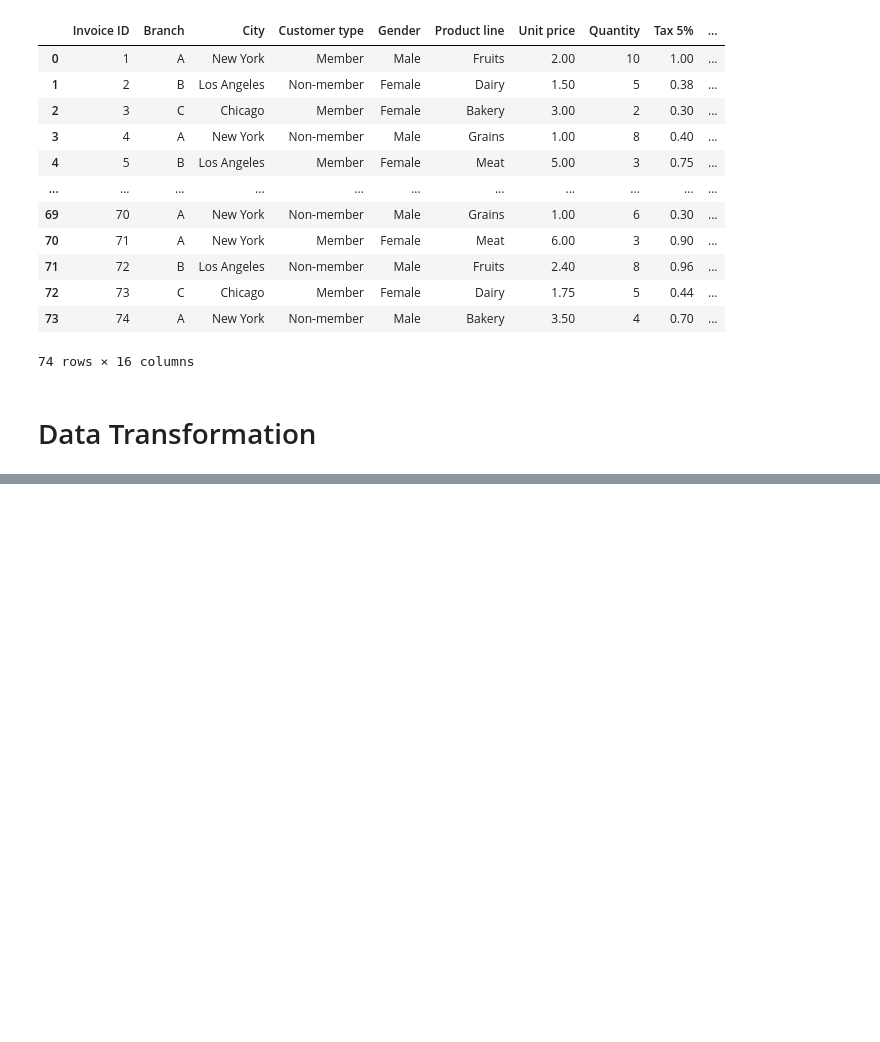
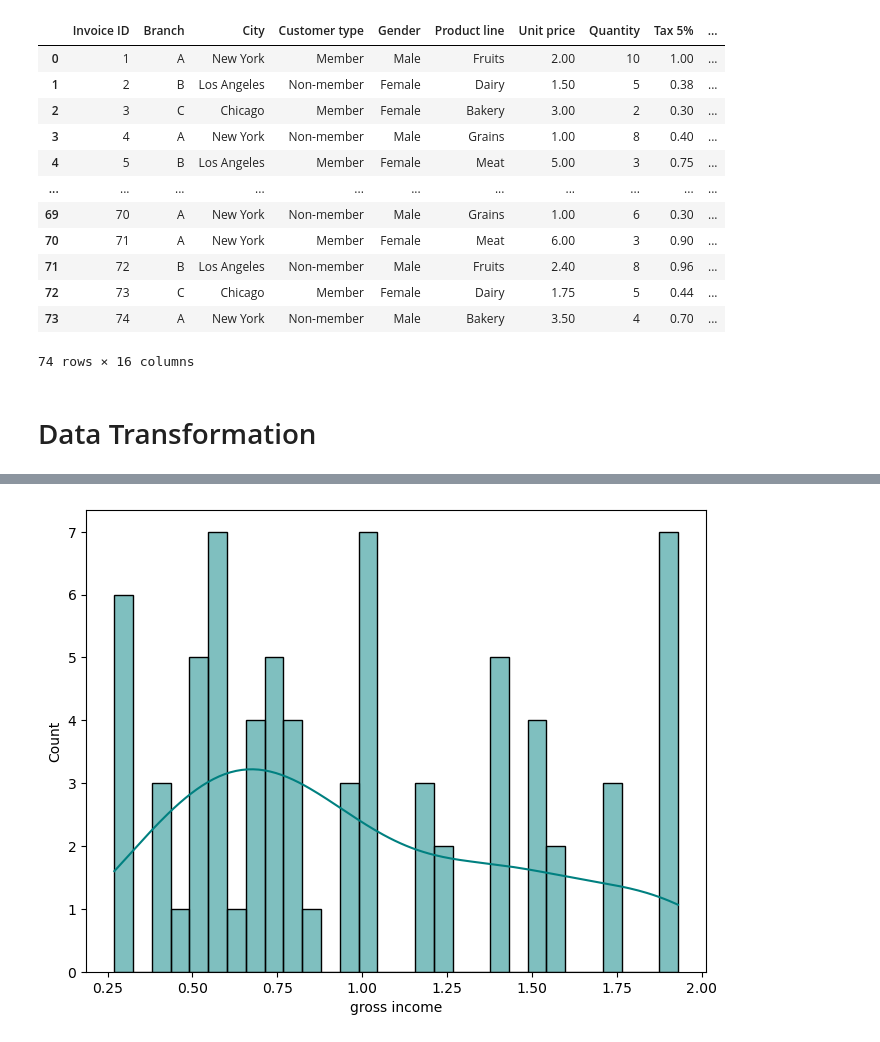
Before and after one commit to Sangeethasankar1020/datanalytics_learning, a Jupyter notebook: EDA - Exploratory Data Analysis/EDA.ipynb, the cells around one changed output, grey strips where cells are left out. Drawn from its saved outputs; the diff is of its cells as text; code cells hidden in the pictures; blank space fills up the shorter version.

```diff
--- a/EDA - Exploratory Data Analysis/EDA.ipynb
+++ b/EDA - Exploratory Data Analysis/EDA.ipynb
@@ -452,0 +561,7 @@ df
+# %%
+plt.figure(figsize=(8,6))
+#to view accurate apply kde
+sns.histplot(df['gross income'],bins=30,color="teal",kde=True)
+plt.show()
+# %% [output]
+[figure, added]
```
Also changed, not shown: parts of 24 cells of this notebook, 6 other files.
